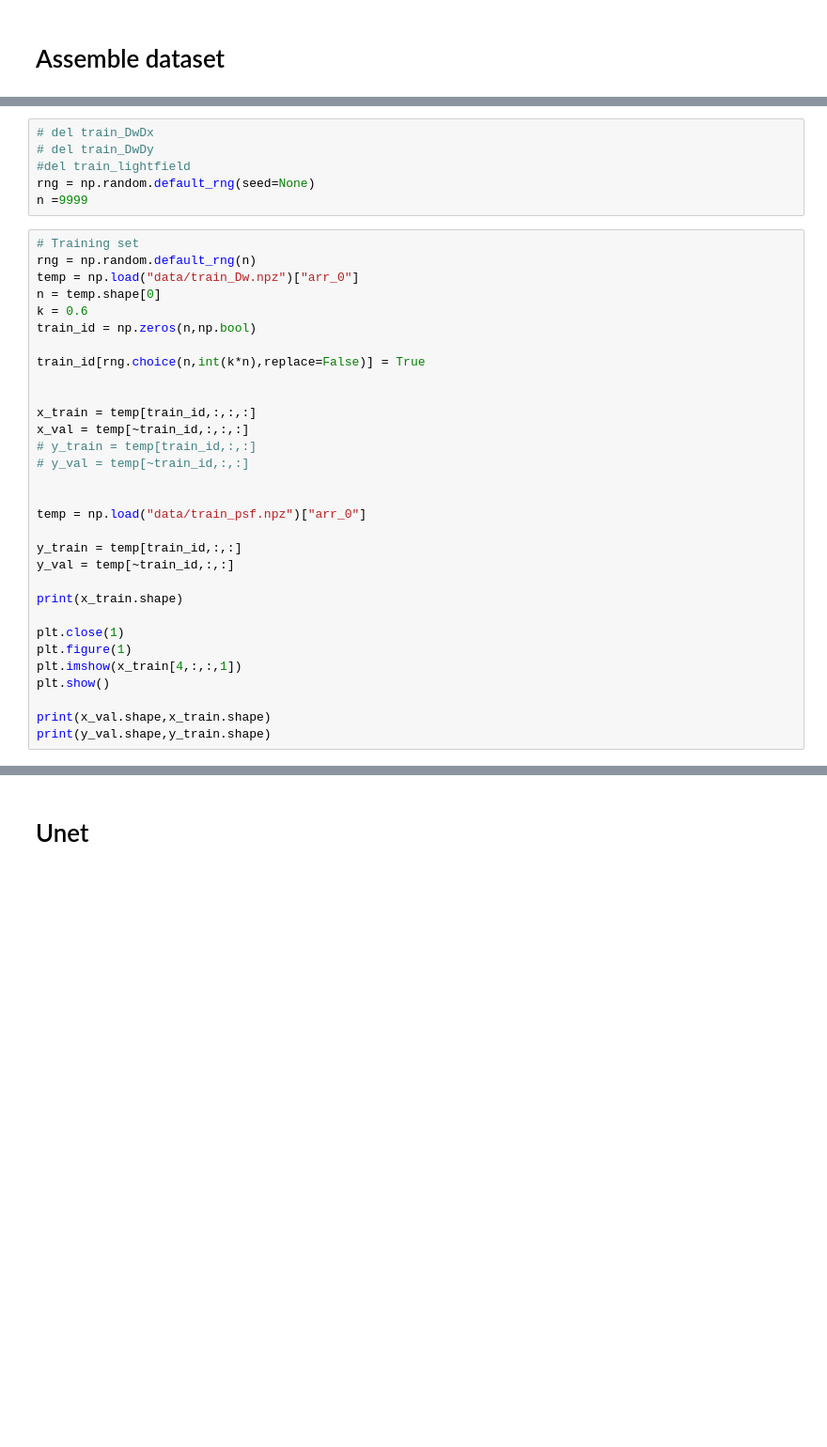
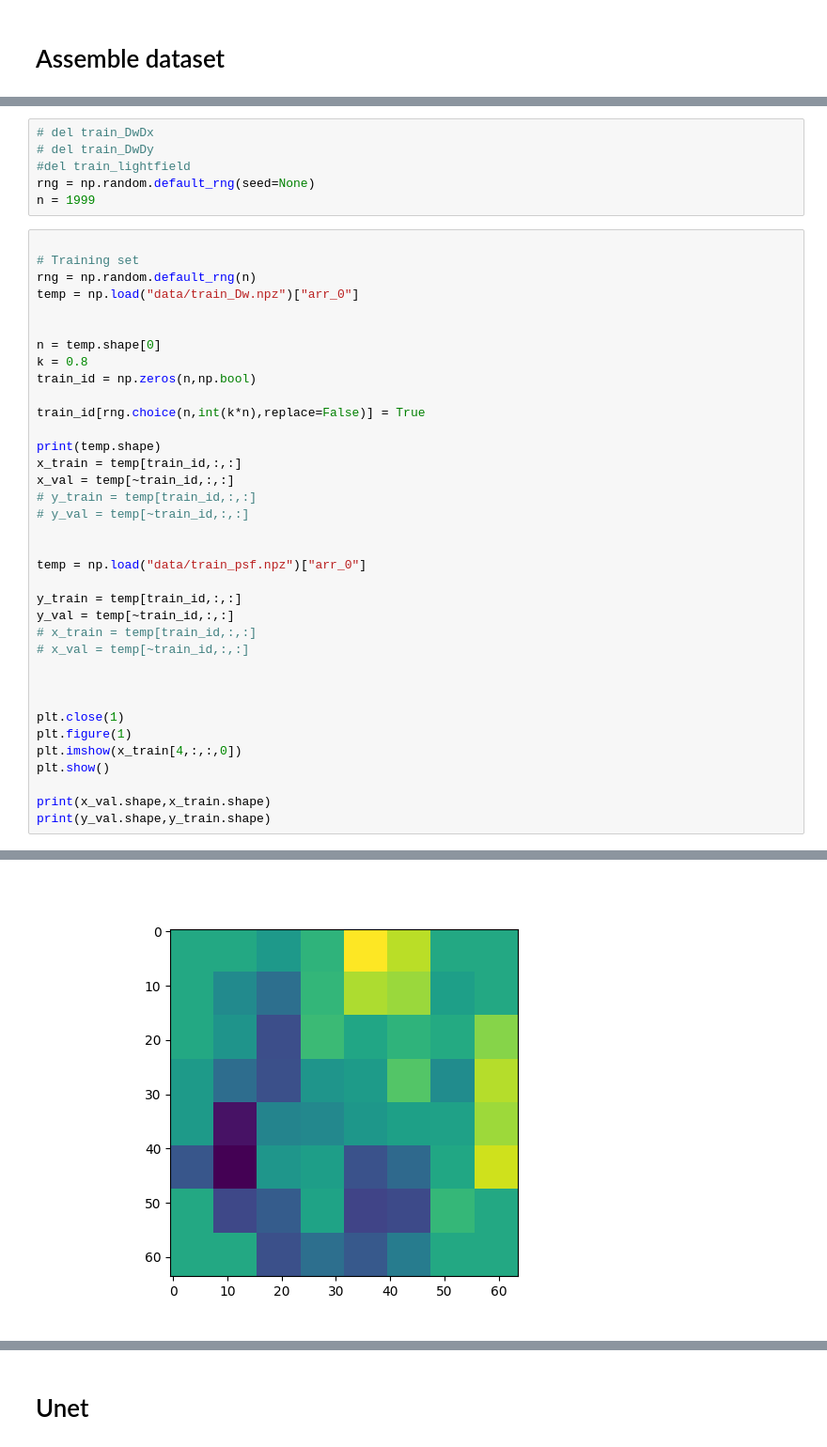
Before and after one commit to HumbertDominique/OWS, a Jupyter notebook: ML.ipynb, the cells around one changed output, grey strips where cells are left out. Shown at 94% size. Drawn from its saved outputs; the diff is of its cells as text; blank space fills up the shorter version.

```diff
--- a/ML.ipynb
+++ b/ML.ipynb
@@ -50,20 +79,23 @@ np.savez("data/train_psf.npz", train_psf)
 # del train_DwDy
 #del train_lightfield
 rng = np.random.default_rng(seed=None)
-n =9999
+n = 1999
 # %%
+
 # Training set
 rng = np.random.default_rng(n)
 temp = np.load("data/train_Dw.npz")["arr_0"]
+
+
 n = temp.shape[0]
-k = 0.6
+k = 0.8
 train_id = np.zeros(n,np.bool)
 
 train_id[rng.choice(n,int(k*n),replace=False)] = True
 
-
-x_train = temp[train_id,:,:,:]
-x_val = temp[~train_id,:,:,:]
+print(temp.shape)
+x_train = temp[train_id,:,:]
+x_val = temp[~train_id,:,:]
 # y_train = temp[train_id,:,:]
 # y_val = temp[~train_id,:,:]
 
@@ -72,13 +104,16 @@ temp = np.load("data/train_psf.npz")["arr_0"]
 
 y_train = temp[train_id,:,:]
 y_val = temp[~train_id,:,:]
+# x_train = temp[train_id,:,:]
+# x_val = temp[~train_id,:,:]
 
-print(x_train.shape)
+
 
 plt.close(1)
 plt.figure(1)
-plt.imshow(x_train[4,:,:,1])
+plt.imshow(x_train[4,:,:,0])
 plt.show()
 
 print(x_val.shape,x_train.shape)
 print(y_val.shape,y_train.shape)
+# %% [output]
@@ -84,0 +122 @@ print(y_val.shape,y_train.shape)
+[figure, added]
```
Also changed, not shown: parts of 7 cells of this notebook, 2 other files.
